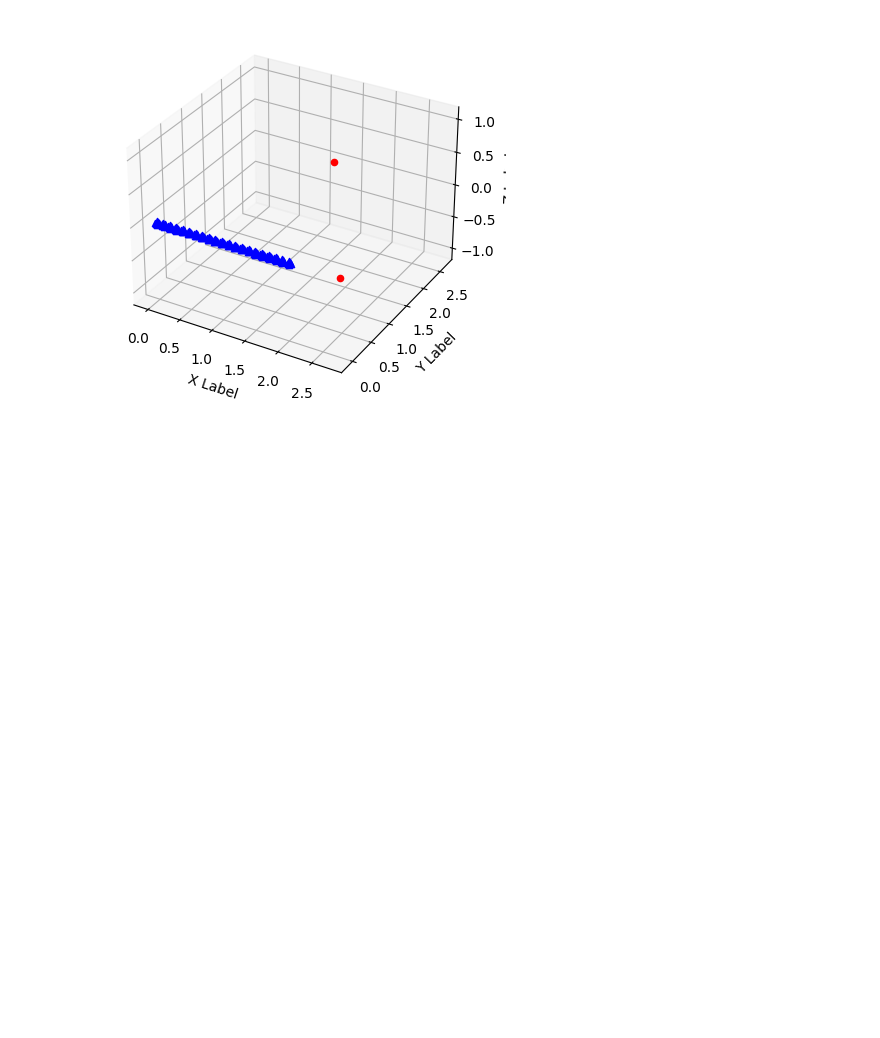
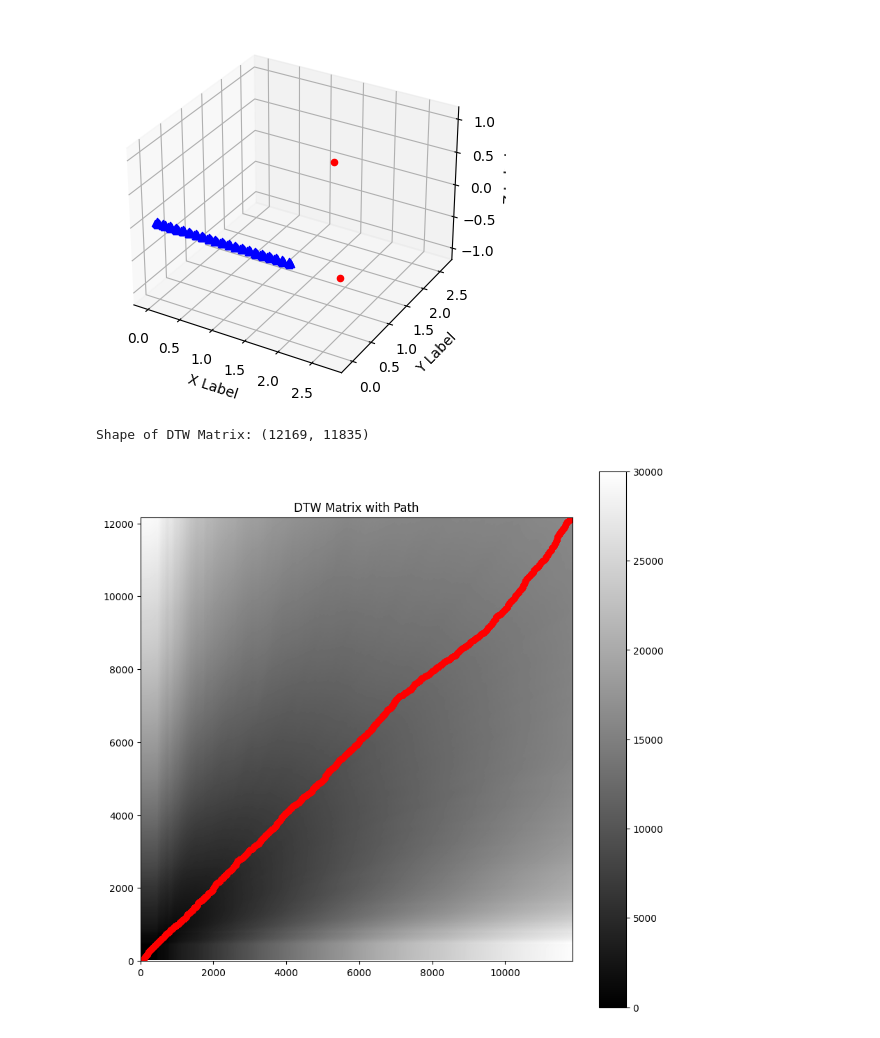
Before and after one commit to yewentai/Dynamic-Auralization-and-RIR-Interpolation-with-Fast-DTW-and-Kernel-Ridge-Regression, a Jupyter notebook: intetpolation_dtw.ipynb, the cells around one changed output. Saved outputs shown, nothing was run; the diff lists cells and outputs as text; code cells hidden in the pictures; blank space fills up the shorter version.

```diff
--- a/intetpolation_dtw.ipynb
+++ b/intetpolation_dtw.ipynb
@@ -63,3 +63,11 @@ for i in range(1, 3):  # speaker
     for j in range(0, 21):  # position
         for k in range(1, 7):  # microphone
             rir_early[i-1, j, k-1] = rir[i-1, j, k-1][0:early_echo_index[i-1, j, k-1]]
+# %%
+s = rir_early[0, 0, 0]
+t = rir_early[0, 5, 0]
+dtw_matrix,path = cal_dtw_matrix(s, t)
+plot_dtw_matrix(dtw_matrix, path)
+# %% [output]
+Shape of DTW Matrix: (12169, 11835)
+[figure, added]
```
Also changed, not shown: parts of 4 cells of this notebook, 6 other files.
